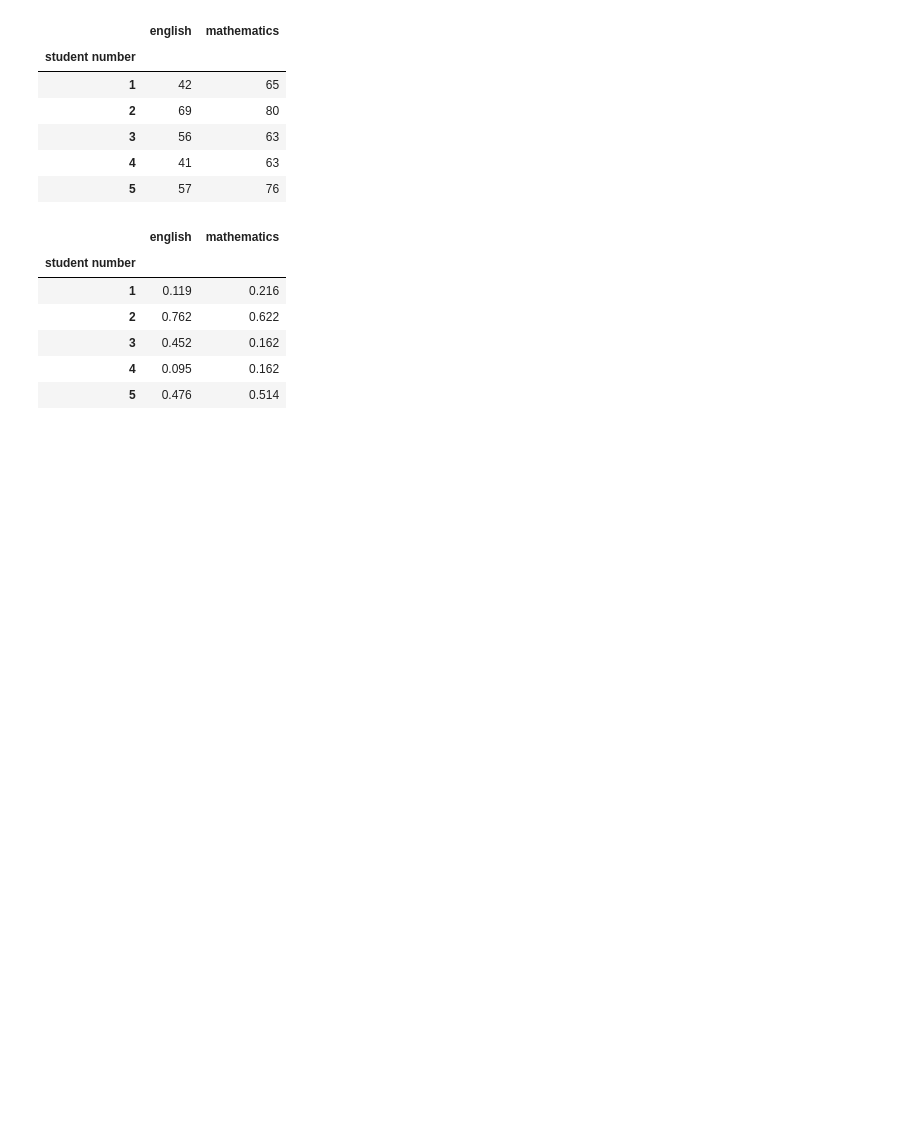
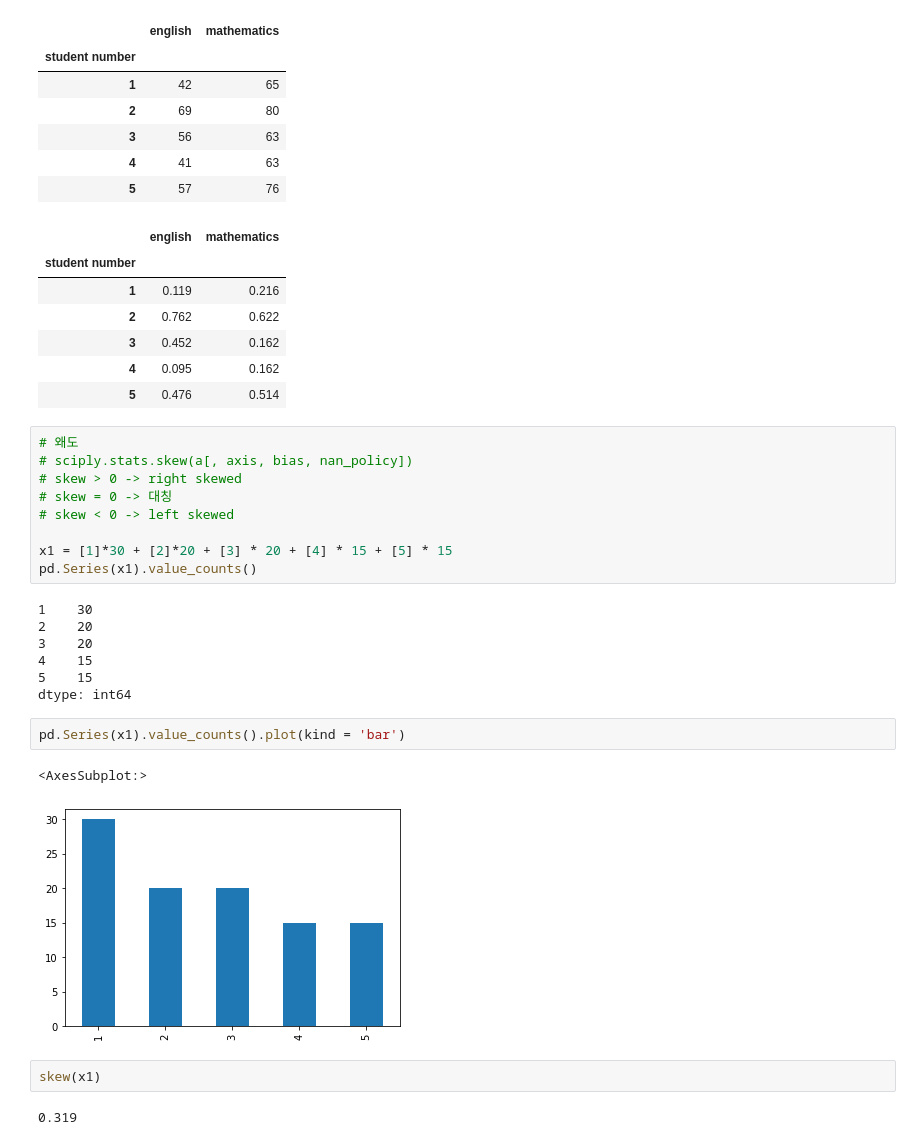
Before and after one commit to JngMkk/TIL, a Jupyter notebook: Python/Statistic/1_EDA.ipynb, the cells around one changed output. Saved outputs shown, nothing was run; the diff lists cells and outputs as text; blank space fills up the shorter version.

```diff
--- a/Python/Statistic/1_EDA.ipynb
+++ b/Python/Statistic/1_EDA.ipynb
@@ -378,3 +378,28 @@ pd.DataFrame(S, columns=df.columns, index=df.index).head()
 | 3 | 0.452 | 0.162 |
 | 4 | 0.095 | 0.162 |
 | 5 | 0.476 | 0.514 |
+# %%
+# 왜도
+# sciply.stats.skew(a[, axis, bias, nan_policy])
+# skew > 0 -> right skewed
+# skew = 0 -> 대칭
+# skew < 0 -> left skewed
+
+x1 = [1]*30 + [2]*20 + [3] * 20 + [4] * 15 + [5] * 15
+pd.Series(x1).value_counts()
+# %% [output]
+1    30
+2    20
+3    20
+4    15
+5    15
+dtype: int64
+# %%
+pd.Series(x1).value_counts().plot(kind = 'bar')
+# %% [output]
+<AxesSubplot:>
+[figure, added]
+# %%
+skew(x1)
+# %% [output]
+0.319
```
Also changed, not shown: parts of 18 cells of this notebook.
